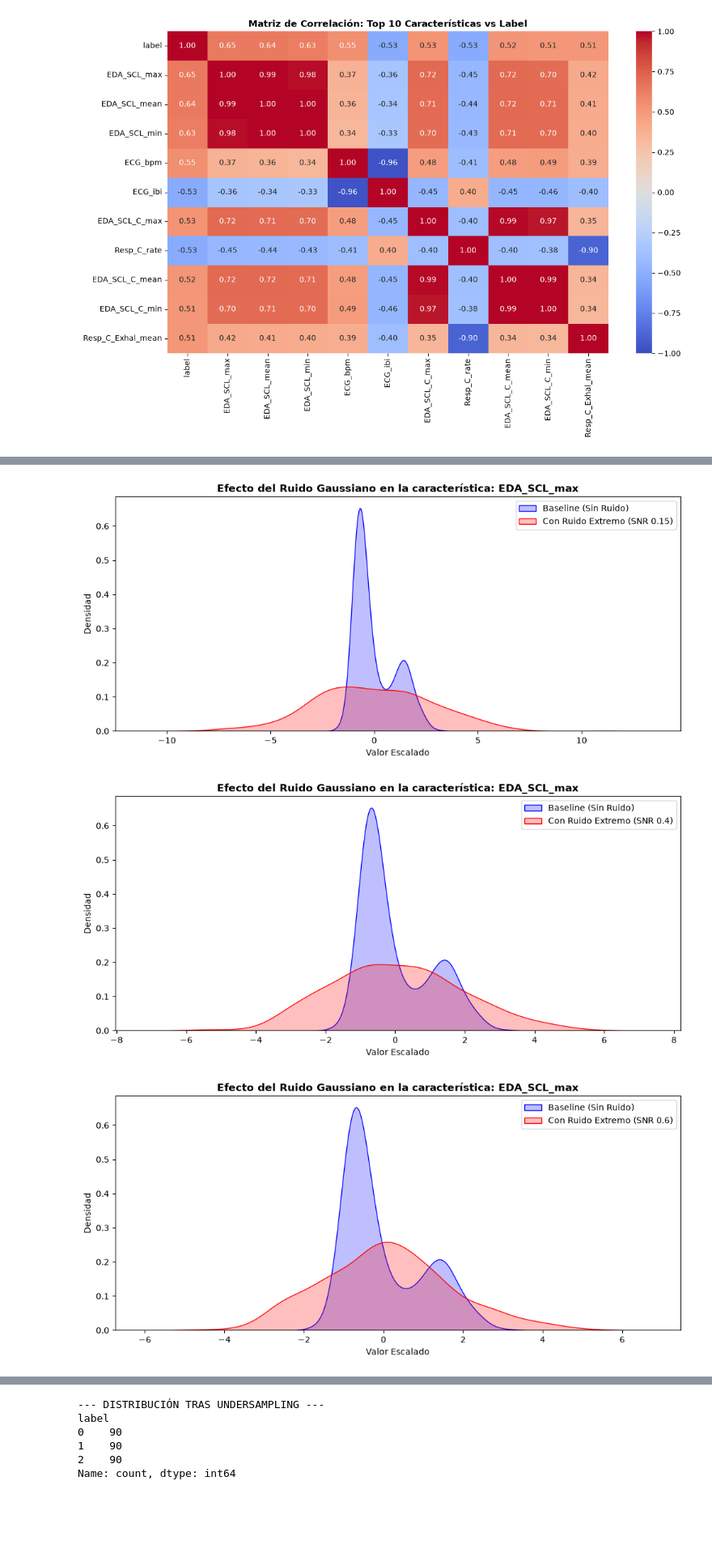
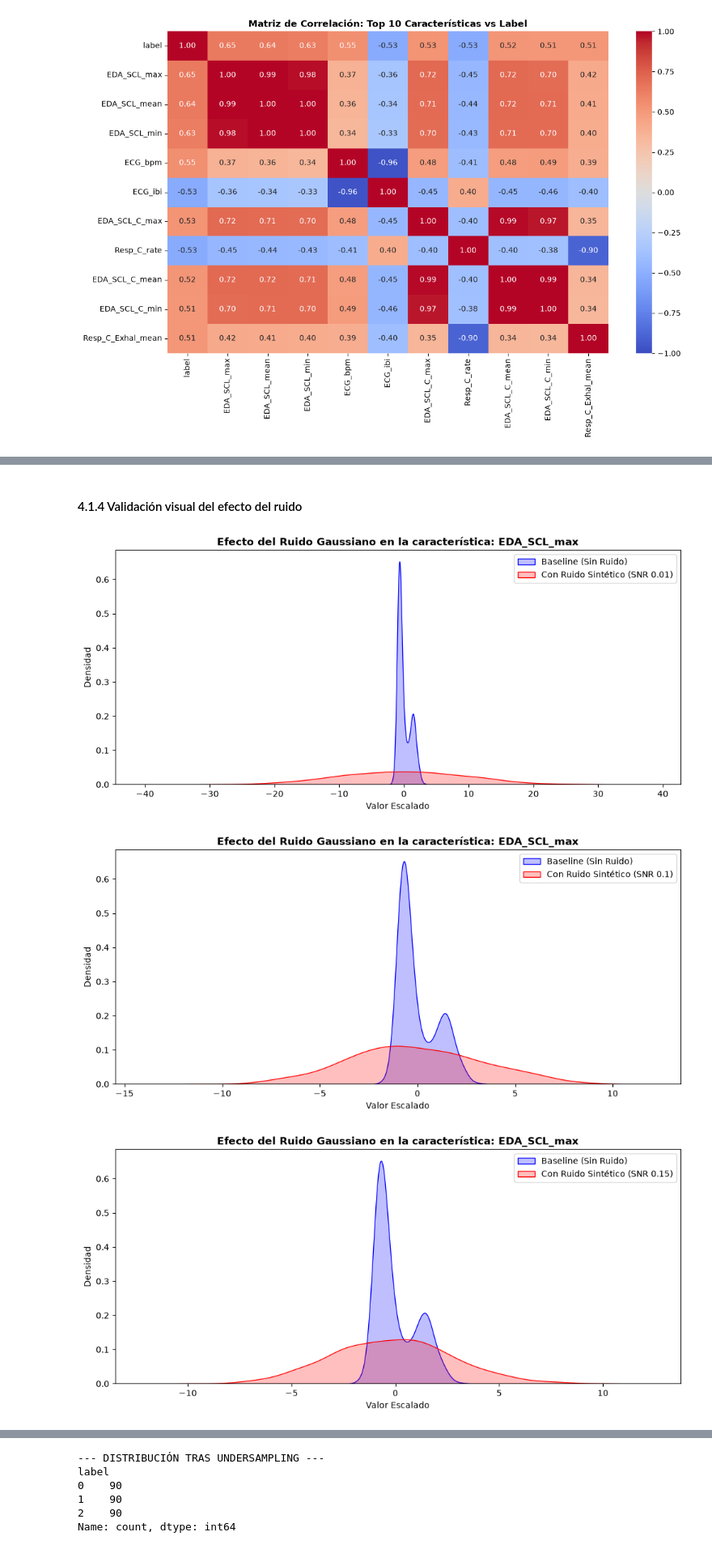
Before and after one commit to TefoV3/Tesis-UFSQ, a Jupyter notebook: Modelado/modelo_ordenadov3.2CUDA.ipynb, the cells around one changed output, grey strips where cells are left out. Shown at 81% size. Drawn from its saved outputs; the diff is of its cells as text; code cells hidden in the pictures; blank space fills up the shorter version.

```diff
--- a/Modelado/modelo.ipynb
+++ b/Modelado/modelo_ordenadov3.2CUDA.ipynb
@@ -285,39 +450,18 @@ plt.show()
-# %%
-feature_to_plot = 'EDA_SCL_max' # El biomarcador más importante
-
-plt.figure(figsize=(12, 5))
-sns.kdeplot(noisy_X_dict['Baseline'][feature_to_plot], label='Baseline (Sin Ruido)', fill=True, color='blue')
-sns.kdeplot(noisy_X_dict[0.15][feature_to_plot], label='Con Ruido Extremo (SNR 0.15)', fill=True, color='red')
-plt.title(f"Efecto del Ruido Gaussiano en la característica: {feature_to_plot}", fontweight='bold')
-plt.xlabel("Valor Escalado")
-plt.ylabel("Densidad")
-plt.legend()
-plt.show()
-# %% [output]
-[figure, removed]
-# %%
-feature_to_plot = 'EDA_SCL_max' # El biomarcador más importante
-
-plt.figure(figsize=(12, 5))
-sns.kdeplot(noisy_X_dict['Baseline'][feature_to_plot], label='Baseline (Sin Ruido)', fill=True, color='blue')
-sns.kdeplot(noisy_X_dict[0.4][feature_to_plot], label='Con Ruido Extremo (SNR 0.4)', fill=True, color='red')
-plt.title(f"Efecto del Ruido Gaussiano en la característica: {feature_to_plot}", fontweight='bold')
-plt.xlabel("Valor Escalado")
-plt.ylabel("Densidad")
-plt.legend()
-plt.show()
-# %% [output]
-[figure, removed]
-# %%
-feature_to_plot = 'EDA_SCL_max' # El biomarcador más importante
-
-plt.figure(figsize=(12, 5))
-sns.kdeplot(noisy_X_dict['Baseline'][feature_to_plot], label='Baseline (Sin Ruido)', fill=True, color='blue')
-sns.kdeplot(noisy_X_dict[0.6][feature_to_plot], label='Con Ruido Extremo (SNR 0.6)', fill=True, color='red')
-plt.title(f"Efecto del Ruido Gaussiano en la característica: {feature_to_plot}", fontweight='bold')
-plt.xlabel("Valor Escalado")
-plt.ylabel("Densidad")
-plt.legend()
-plt.show()
-# %% [output]
-[figure, removed]
+# %% [markdown]
+#### 4.1.4 Validación visual del efecto del ruido <a id="s4-1-4"></a>
+# %%
+feature_to_plot = 'EDA_SCL_max'  # El biomarcador más importante
+
+for snr in snr_list:
+    plt.figure(figsize=(12, 5))
+    sns.kdeplot(noisy_X_dict['Baseline'][feature_to_plot], label='Baseline (Sin Ruido)', fill=True, color='blue')
+    sns.kdeplot(noisy_X_dict[snr][feature_to_plot], label=f'Con Ruido Sintético (SNR {snr})', fill=True, color='red')
+    plt.title(f"Efecto del Ruido Gaussiano en la característica: {feature_to_plot}", fontweight='bold')
+    plt.xlabel("Valor Escalado")
+    plt.ylabel("Densidad")
+    plt.legend()
+    plt.show()
+# %% [output]
+[figure, added]
+[figure, added]
+[figure, added]
```
Also changed, not shown: parts of 116 cells of this notebook, 7 other files.
